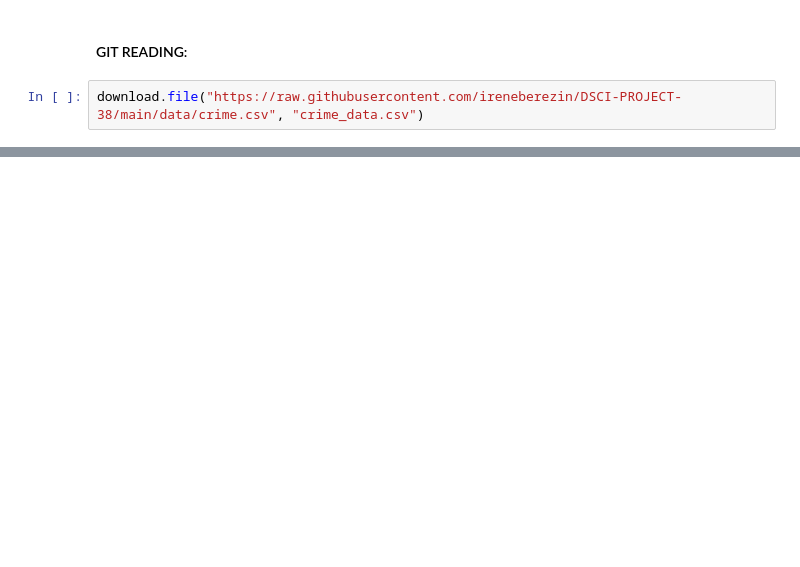
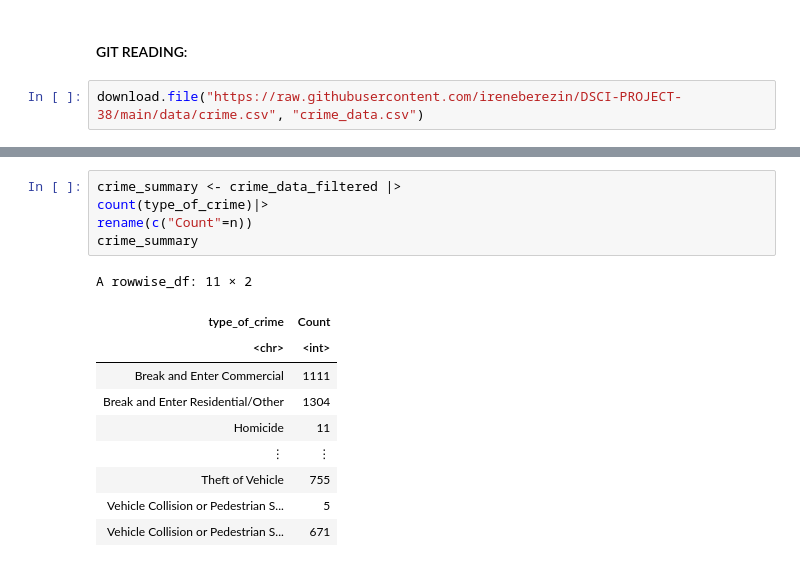
Before and after one commit to ireneberezin/DSCI-PROJECT-38, a Jupyter notebook: project_proposal.ipynb, the cells around one changed output, grey strips where cells are left out. Saved outputs shown, nothing was run; the diff lists cells and outputs as text; blank space fills up the shorter version.

```diff
--- a/project_proposal.ipynb
+++ b/project_proposal.ipynb
@@ -81,0 +100,16 @@ git_test_sprihaa
+# %%
+crime_summary <- crime_data_filtered |>
+count(type_of_crime)|>
+rename(c("Count"=n))
+crime_summary
+# %% [output]
+A rowwise_df: 11 × 2
+| type_of_crime | Count |
+| <chr> | <int> |
+| Break and Enter Commercial | 1111 |
+| Break and Enter Residential/Other | 1304 |
+| Homicide | 11 |
+| ⋮ | ⋮ |
+| Theft of Vehicle | 755 |
+| Vehicle Collision or Pedestrian S... | 5 |
+| Vehicle Collision or Pedestrian S... | 671 |
```
Also changed, not shown: parts of 8 cells of this notebook.
